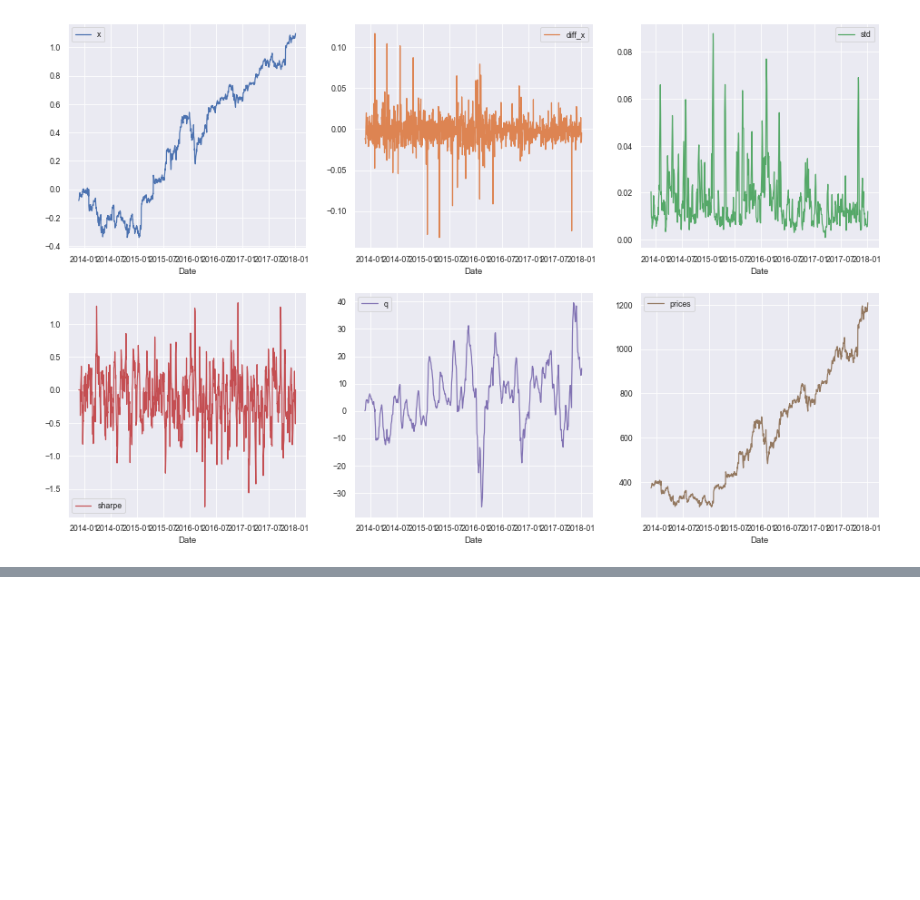
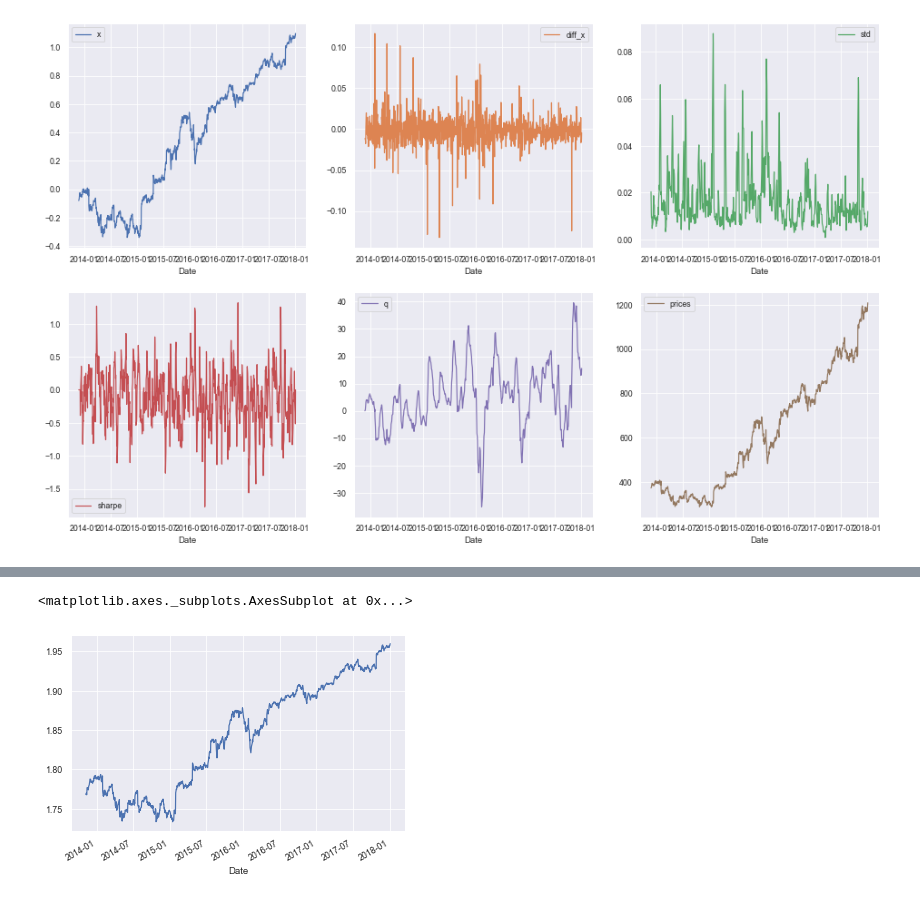
Before and after one commit to AaruranLog/rl-trading, a Jupyter notebook: data-study.ipynb, the cells around one changed output, grey strips where cells are left out. Cells and saved outputs as stored; diff of their text form; code cells hidden in the pictures; blank space fills up the shorter version.

Commit message:
nelly's suggestion about an expanding window for bounding the prices might just be crazy enough to work

```diff
--- a/data-study.ipynb
+++ b/data-study.ipynb
@@ -82,0 +108,5 @@ plt.show()
+# %%
+df['prices'].apply(np.log).apply(np.log).plot()
+# %% [output]
+<matplotlib.axes._subplots.AxesSubplot at 0x...>
+[figure, added]
```
Also changed, not shown: parts of 9 cells of this notebook, 8 other files.
